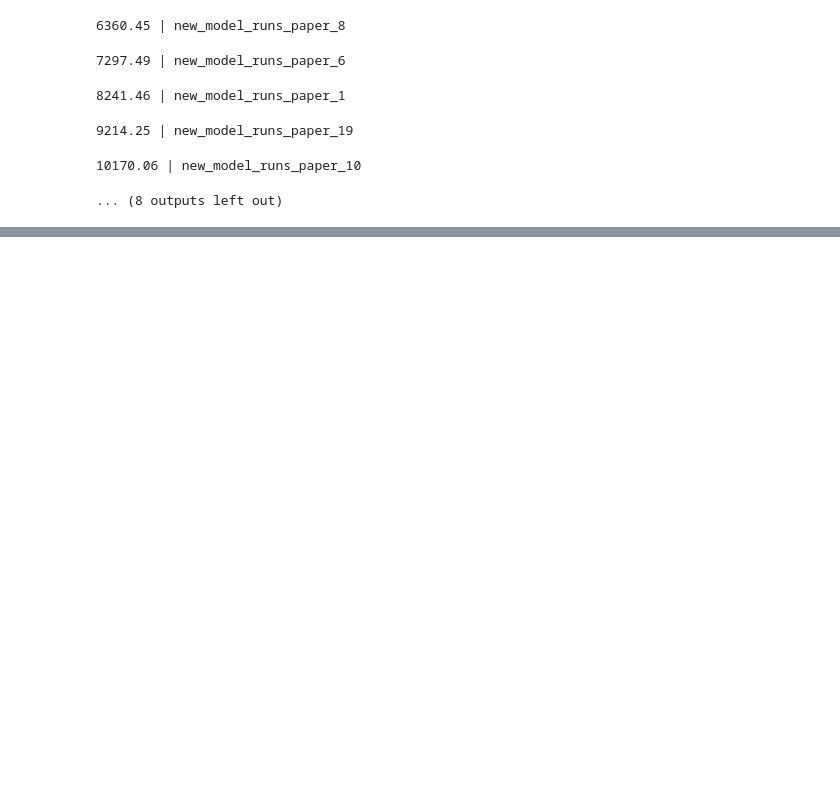
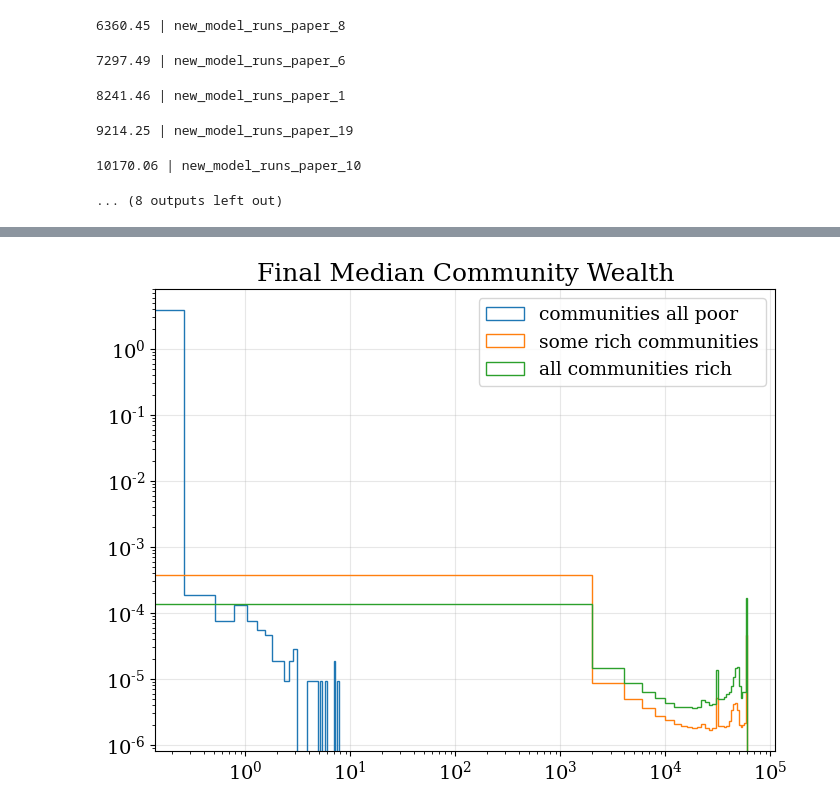
Before and after one commit to charlesaugdupont/poverty-trap, a Jupyter notebook: notebooks/comm_degree_median_wealth.ipynb, the cells around one changed output, grey strips where cells are left out. Saved outputs shown, nothing was run; the diff lists cells and outputs as text; code cells hidden in the pictures; blank space fills up the shorter version.

```diff
--- a/notebooks/comm_degree_median_wealth.ipynb
+++ b/notebooks/comm_degree_median_wealth.ipynb
@@ -130,0 +143,11 @@ min(result[2]["avg_w"])
+# %%
+plt.hist(result[0]["med_w"], histtype="step", bins=30, density=True, label=regime_name[0])
+plt.hist(result[1]["med_w"], histtype="step", bins=30, density=True, label=regime_name[1])
+plt.hist(result[2]["med_w"], histtype="step", bins=30, density=True, label=regime_name[2])
+plt.xscale("log")
+plt.yscale("log")
+plt.legend()
+plt.title("Final Median Community Wealth")
+plt.show()
+# %% [output]
+[figure, added]
```
Also changed, not shown: parts of 11 cells of this notebook, 2 other files.
